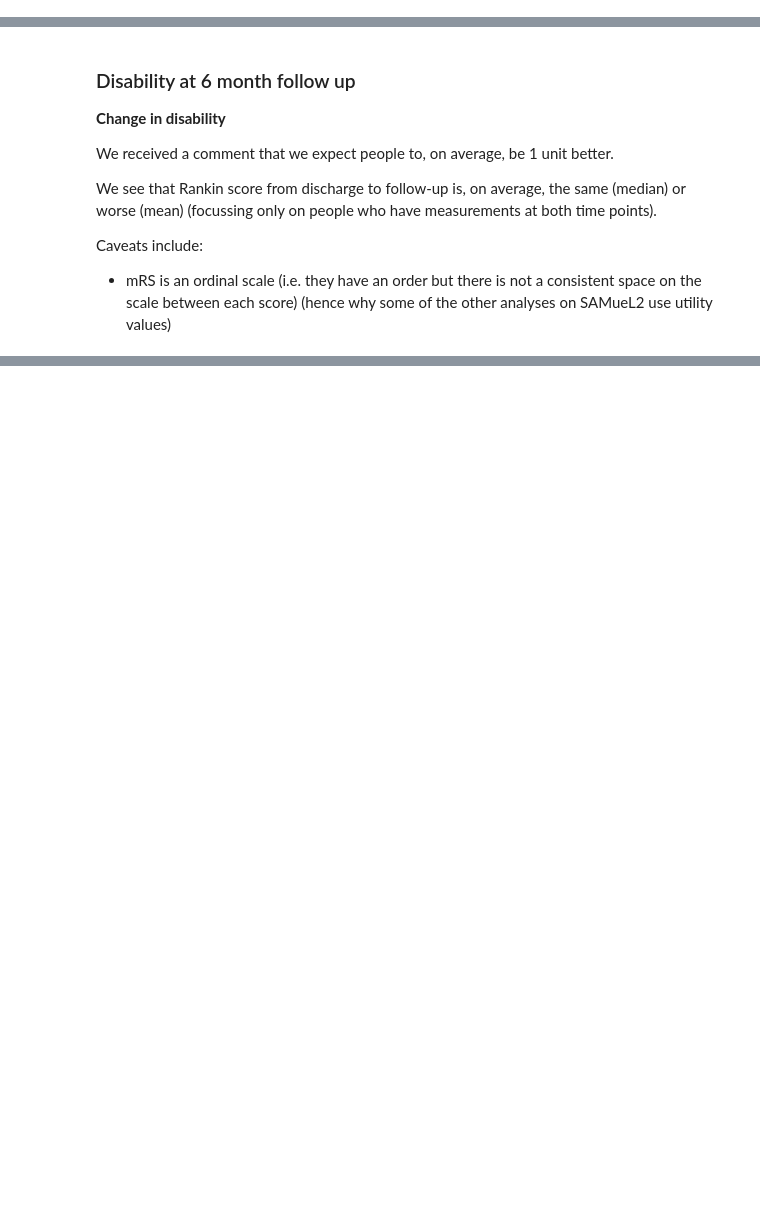
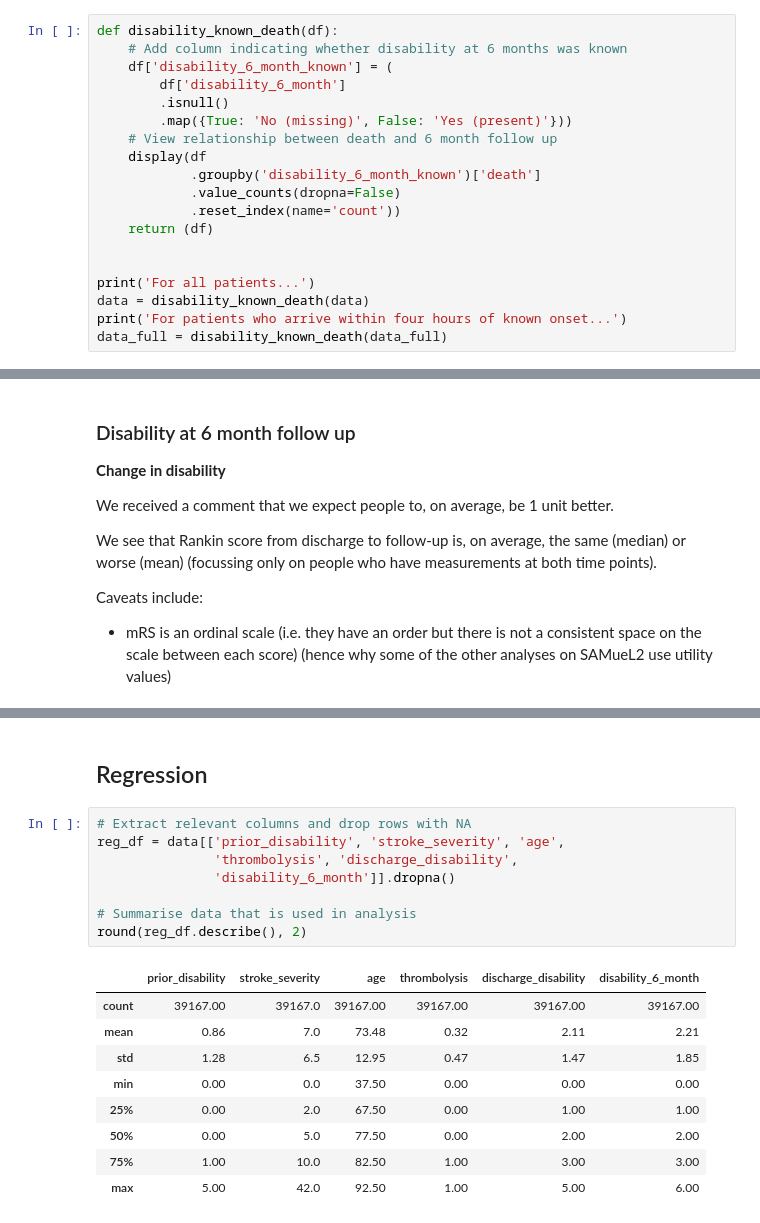
Before and after one commit to samuel-book/samuel_2_data_prep, a Jupyter notebook: descriptive_statistics/disability_6_months.ipynb, the cells around one changed output, grey strips where cells are left out. Cells and saved outputs as stored; diff of their text form; blank space fills up the shorter version.

```diff
--- a/descriptive_statistics/disability_6_months.ipynb
+++ b/descriptive_statistics/disability_6_months.ipynb
@@ -67,0 +101,19 @@ disability_completion
+# %%
+def disability_known_death(df):
+    # Add column indicating whether disability at 6 months was known
+    df['disability_6_month_known'] = (
+        df['disability_6_month']
+        .isnull()
+        .map({True: 'No (missing)', False: 'Yes (present)'}))
+    # View relationship between death and 6 month follow up
+    display(df
+            .groupby('disability_6_month_known')['death']
+            .value_counts(dropna=False)
+            .reset_index(name='count'))
+    return (df)
+
+
+print('For all patients...')
+data = disability_known_death(data)
+print('For patients who arrive within four hours of known onset...')
+data_full = disability_known_death(data_full)
@@ -194,0 +359,20 @@ plt.show()
+# %% [markdown]
+## Regression
+# %%
+# Extract relevant columns and drop rows with NA
+reg_df = data[['prior_disability', 'stroke_severity', 'age',
+               'thrombolysis', 'discharge_disability',
+               'disability_6_month']].dropna()
+
+# Summarise data that is used in analysis
+round(reg_df.describe(), 2)
+# %% [output]
+|  | prior_disability | stroke_severity | age | thrombolysis | discharge_disability | disability_6_month |
+| count | 39167.00 | 39167.0 | 39167.00 | 39167.00 | 39167.00 | 39167.00 |
+| mean | 0.86 | 7.0 | 73.48 | 0.32 | 2.11 | 2.21 |
+| std | 1.28 | 6.5 | 12.95 | 0.47 | 1.47 | 1.85 |
+| min | 0.00 | 0.0 | 37.50 | 0.00 | 0.00 | 0.00 |
+| 25% | 0.00 | 2.0 | 67.50 | 0.00 | 1.00 | 1.00 |
+| 50% | 0.00 | 5.0 | 77.50 | 0.00 | 2.00 | 2.00 |
+| 75% | 1.00 | 10.0 | 82.50 | 1.00 | 3.00 | 3.00 |
+| max | 5.00 | 42.0 | 92.50 | 1.00 | 5.00 | 6.00 |
```
Also changed, not shown: parts of 23 cells of this notebook.
